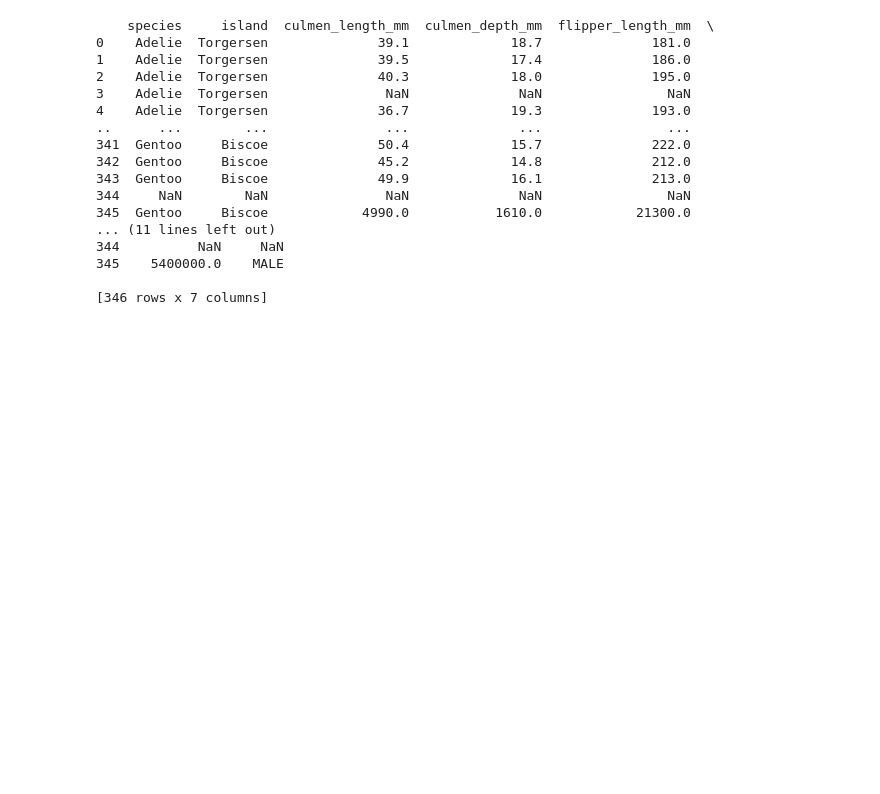
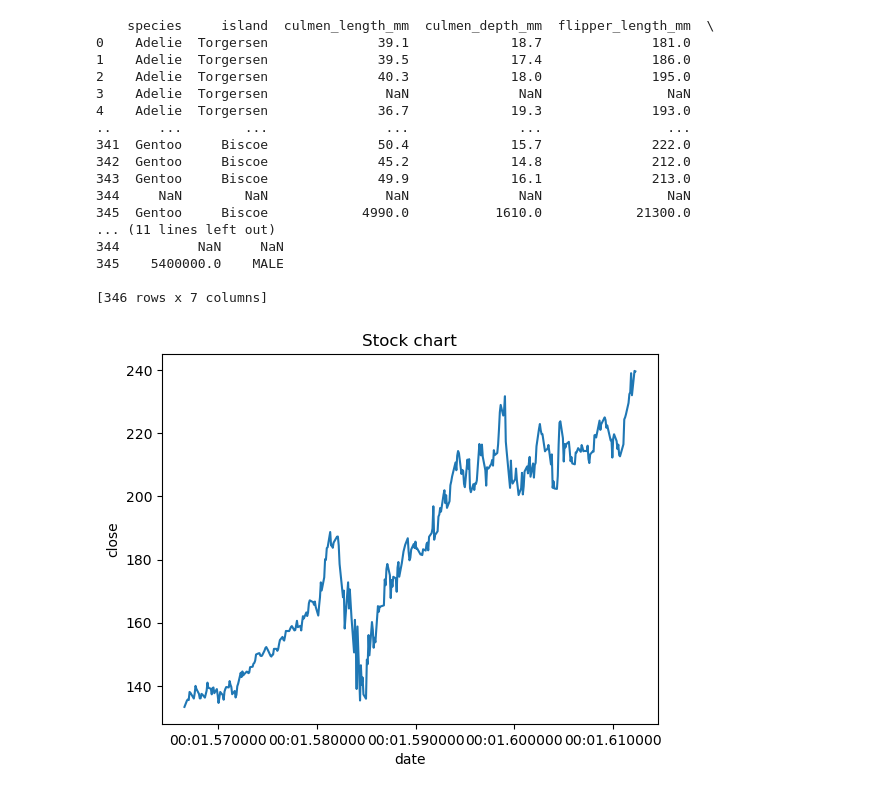
Before and after one commit to MarcAgen/data-poolday05, a Jupyter notebook: notebook.ipynb, the cells around one changed output. Saved outputs shown, nothing was run; the diff lists cells and outputs as text; code cells hidden in the pictures; blank space fills up the shorter version.

Commit message:
[ADD]: adding task05

```diff
--- a/notebook.ipynb
+++ b/notebook.ipynb
@@ -91,3 +91,15 @@ RESULTS["task04"] = {
 345    5400000.0    MALE
 
 [346 rows x 7 columns]
+# %%
+plt.plot(pandas.to_datetime(stock.date), stock.close)
+plt.ylabel("close")
+plt.xlabel("date")
+plt.title("Stock chart")
+
+RESULTS["task05"] = {
+    "min_close":int (stock["close"].min()),
+    "max_close":int (stock["close"].max())
+}
+# %% [output]
+[figure, added]
```
